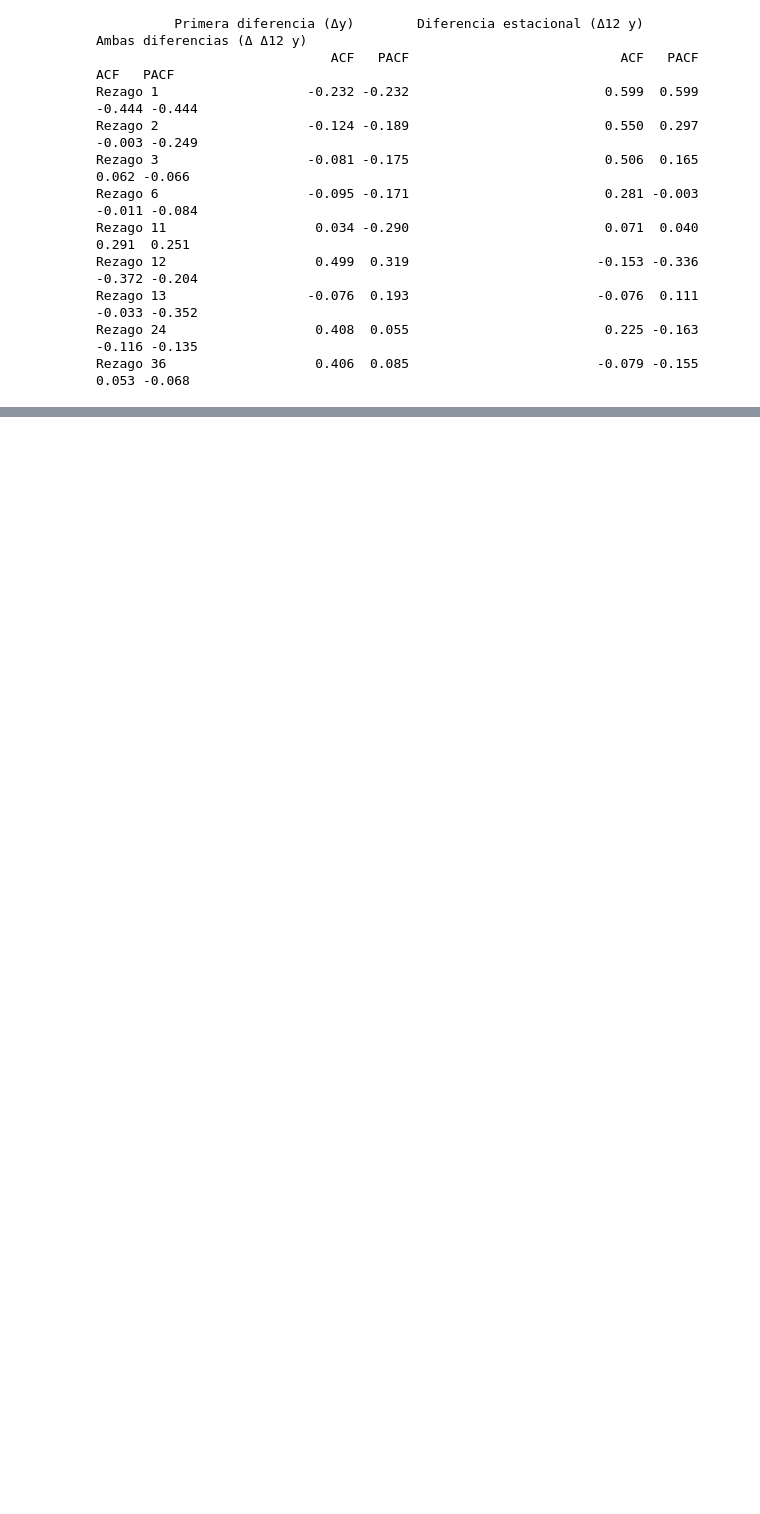
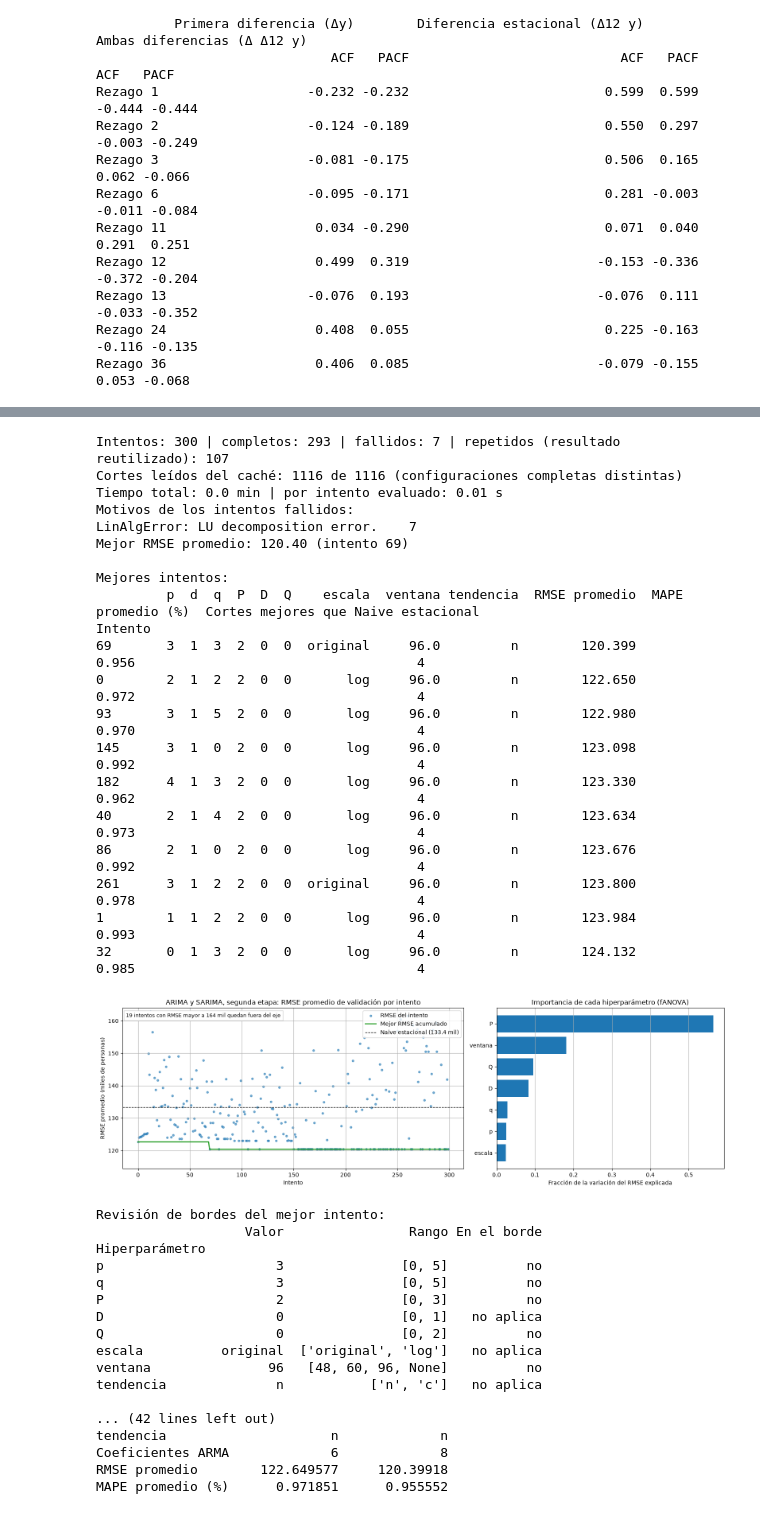
Before and after one commit to juanestebancg2806/ml3-time-series-forecasting, a Jupyter notebook: taller2/taller2_pronostico_ocupados.ipynb, the cells around one changed output, grey strips where cells are left out. Drawn from its saved outputs; the diff is of its cells as text; code cells hidden in the pictures; blank space fills up the shorter version.

```diff
--- a/taller2/taller2_pronostico_ocupados.ipynb
+++ b/taller2/taller2_pronostico_ocupados.ipynb
@@ -1206,0 +1794,77 @@ Rezago 36                   0.406  0.085                        -0.079 -0.155
+# %%
+# Segunda etapa: órdenes no estacionales hasta 5 y orden autorregresivo estacional hasta 3.
+# Empieza evaluando los 10 mejores intentos de la primera etapa (se leen del caché), y usa más
+# intentos porque el espacio ampliado es mucho mayor.
+N_INTENTOS_SARIMA_ETAPA_2 = 300
+mejores_etapa_1 = [estudio_sarima.trials[numero].params for numero in resumir_estudio(estudio_sarima).index]
+estudio_sarima_etapa_2 = optimizar(espacio_sarima(max_p=5, max_q=5, max_P=3), crear_pronostico_sarima,
+                                   N_INTENTOS_SARIMA_ETAPA_2, intentos_iniciales=mejores_etapa_1)
+assert estudio_sarima_etapa_2.best_value <= estudio_sarima.best_value + 1e-9, \
+    "la segunda etapa no puede terminar peor que la primera, porque parte de sus mejores intentos"
+
+print("\nMejores intentos:")
+print(resumir_estudio(estudio_sarima_etapa_2).round(3).to_string())
+
+graficar_estudio(estudio_sarima_etapa_2, "ARIMA y SARIMA, segunda etapa")
+
+print("\nRevisión de bordes del mejor intento:")
+print(revisar_bordes(estudio_sarima_etapa_2, **BORDES_SARIMA).to_string())
+
+print("\nDiagnóstico de los intentos fallidos:")
+print(diagnosticar_fallos(estudio_sarima_etapa_2).round(1).to_string())
+
+
+def numero_coeficientes_arma(config):
+    """Número de coeficientes autorregresivos y de media móvil de una configuración SARIMA."""
+    return config["p"] + config["q"] + config["P"] + config["Q"]
+
+
+# Mejor configuración de cada etapa
+mejores_por_etapa = pd.DataFrame({
+    nombre: {**estudio.best_trial.user_attrs["config"],
+             "Coeficientes ARMA": numero_coeficientes_arma(estudio.best_trial.user_attrs["config"]),
+             "RMSE promedio": estudio.best_value,
+             "MAPE promedio (%)": np.mean(estudio.best_trial.user_attrs["mape_cortes"])}
+    for nombre, estudio in [("Primera etapa", estudio_sarima), ("Segunda etapa", estudio_sarima_etapa_2)]
+})
+print("\nMejor intento de cada etapa:")
+print(mejores_por_etapa.to_string())
+# %% [output]
+Intentos: 300 | completos: 293 | fallidos: 7 | repetidos (resultado reutilizado): 107
+Cortes leídos del caché: 1116 de 1116 (configuraciones completas distintas)
+Tiempo total: 0.0 min | por intento evaluado: 0.01 s
+Motivos de los intentos fallidos:
+LinAlgError: LU decomposition error.    7
+Mejor RMSE promedio: 120.40 (intento 69)
+
+Mejores intentos:
+         p  d  q  P  D  Q    escala  ventana tendencia  RMSE promedio  MAPE promedio (%)  Cortes mejores que Naive estacional
+Intento
+69       3  1  3  2  0  0  original     96.0         n        120.399              0.956                                    4
+0        2  1  2  2  0  0       log     96.0         n        122.650              0.972                                    4
+93       3  1  5  2  0  0       log     96.0         n        122.980              0.970                                    4
+145      3  1  0  2  0  0       log     96.0         n        123.098              0.992                                    4
+182      4  1  3  2  0  0       log     96.0         n        123.330              0.962                                    4
+40       2  1  4  2  0  0       log     96.0         n        123.634              0.973                                    4
+86       2  1  0  2  0  0       log     96.0         n        123.676              0.992                                    4
+261      3  1  2  2  0  0  original     96.0         n        123.800              0.978                                    4
+1        1  1  2  2  0  0       log     96.0         n        123.984              0.993                                    4
+32       0  1  3  2  0  0       log     96.0         n        124.132              0.985                                    4
+[figure, added]
+Revisión de bordes del mejor intento:
+                   Valor                Rango En el borde
+Hiperparámetro
+p                      3               [0, 5]          no
+q                      3               [0, 5]          no
+P                      2               [0, 3]          no
+D                      0               [0, 1]   no aplica
+Q                      0               [0, 2]          no
+escala          original  ['original', 'log']   no aplica
+ventana               96   [48, 60, 96, None]          no
+tendencia              n           ['n', 'c']   no aplica
+
+... (42 lines left out)
+tendencia                     n             n
+Coeficientes ARMA             6             8
+RMSE promedio        122.649577     120.39918
+MAPE promedio (%)      0.971851      0.955552
```
Also changed, not shown: parts of 30 cells of this notebook, 1 other file.
